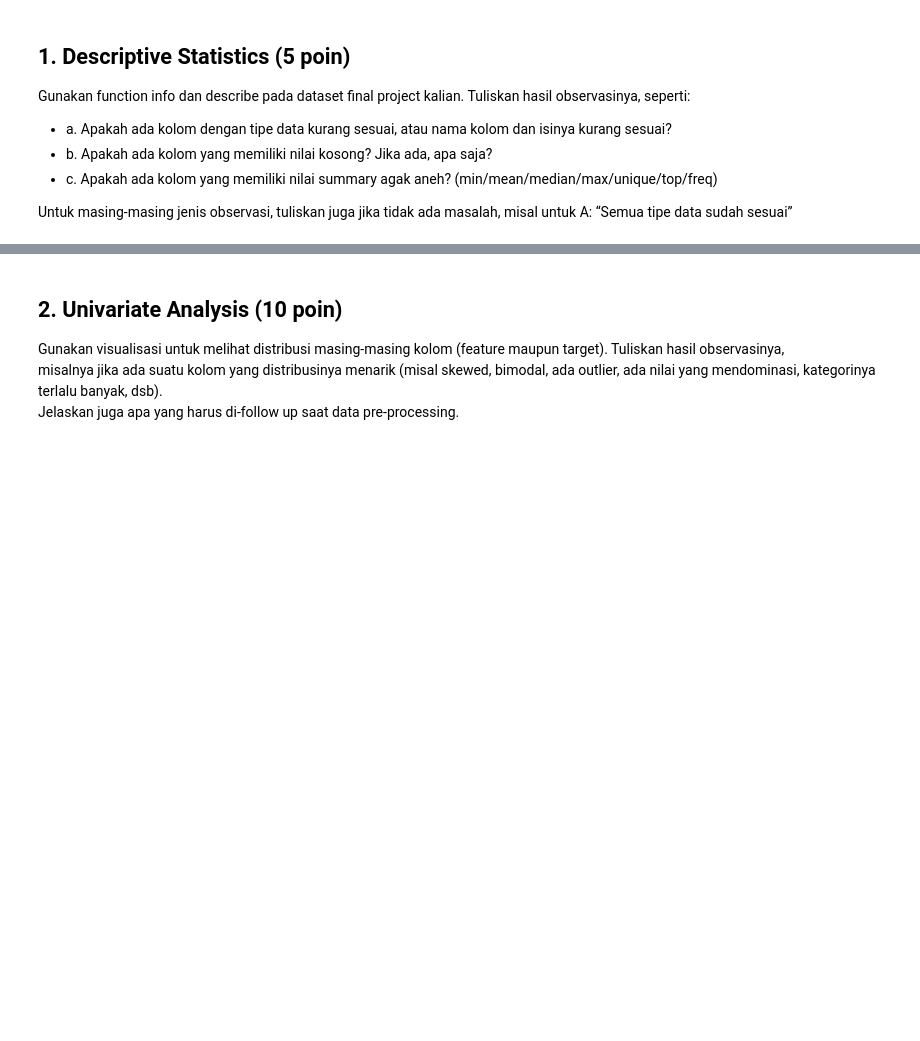
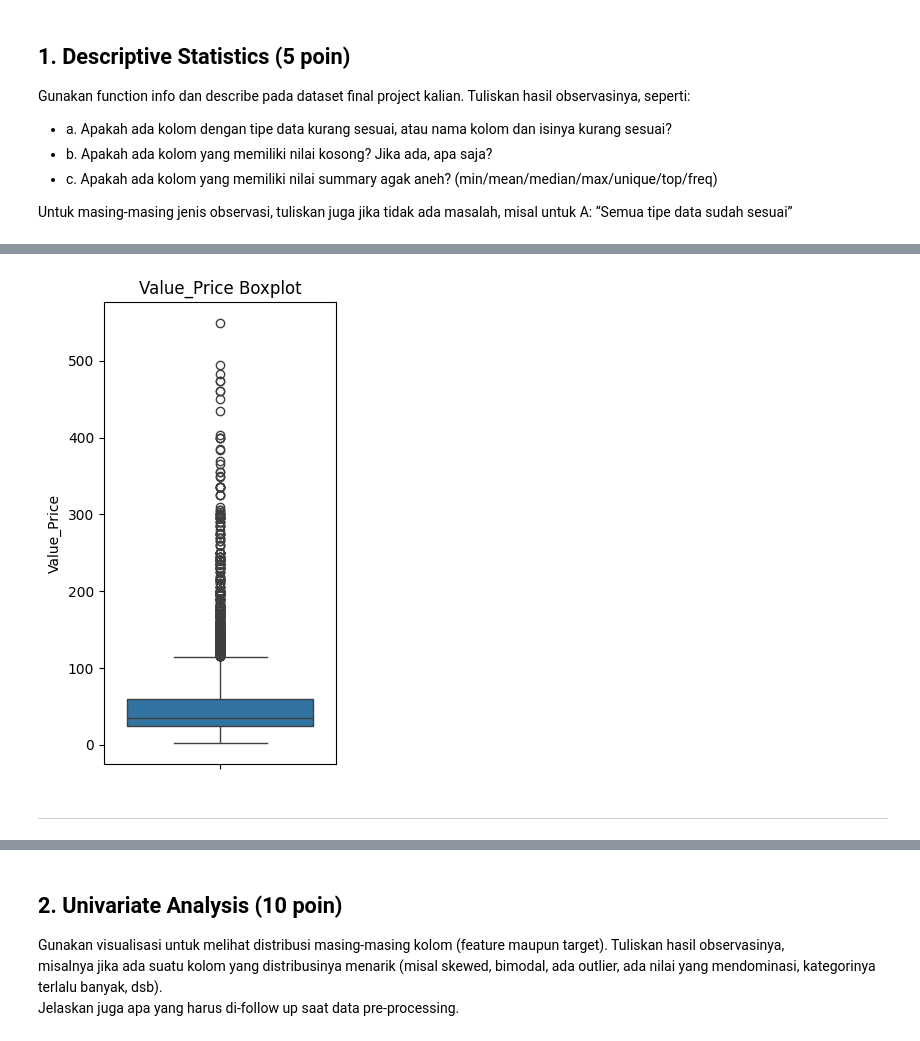
Before and after one commit to AgungHari/Rakamin_HW_MachineLearningPreparation, a Jupyter notebook: Homework/Mentahan.ipynb, the cells around one changed output, grey strips where cells are left out. Cells and saved outputs as stored; diff of their text form; code cells hidden in the pictures; blank space fills up the shorter version.

```diff
--- a/Homework/Mentahan.ipynb
+++ b/Homework/Mentahan.ipynb
@@ -15,0 +104,10 @@ kurang sesuai?
+# %%
+plt.figure(figsize=(3, 6))
+sns.boxplot(y=agung['value_price'])
+plt.title('Value_Price Boxplot')
+plt.ylabel('Value_Price')
+plt.show()
+# %% [output]
+[figure, added]
+# %% [markdown]
+---
```
Also changed, not shown: parts of 15 cells of this notebook.
